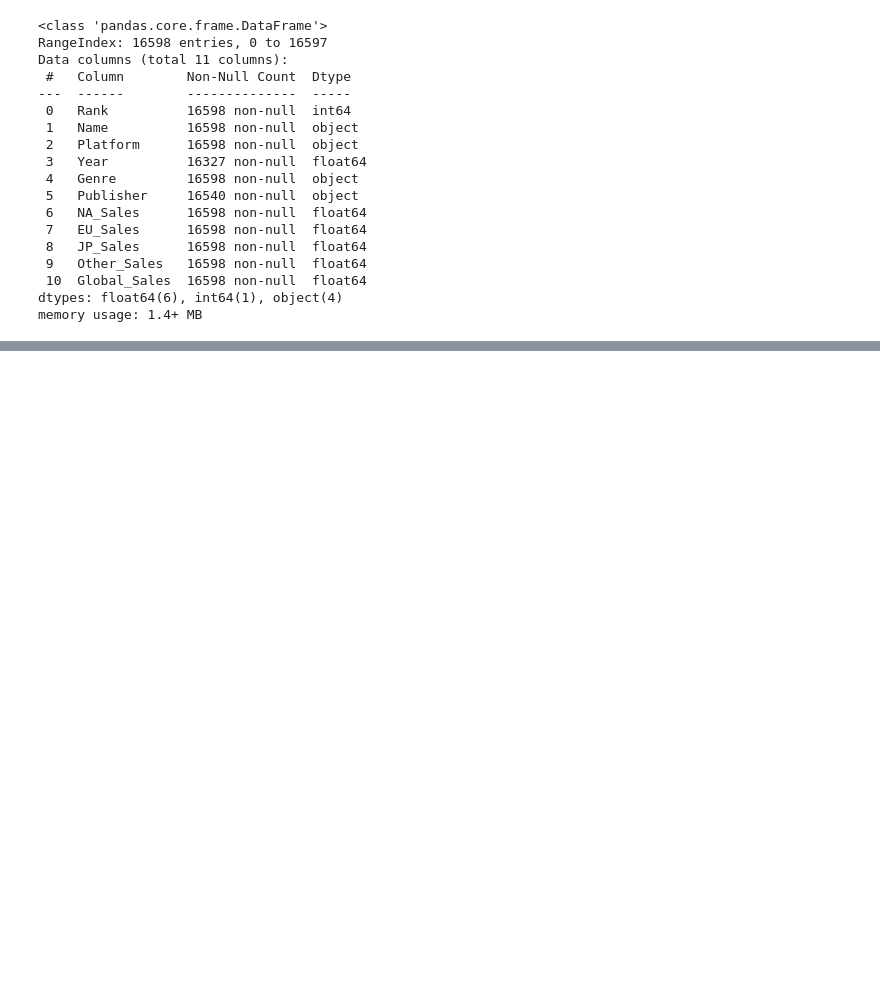
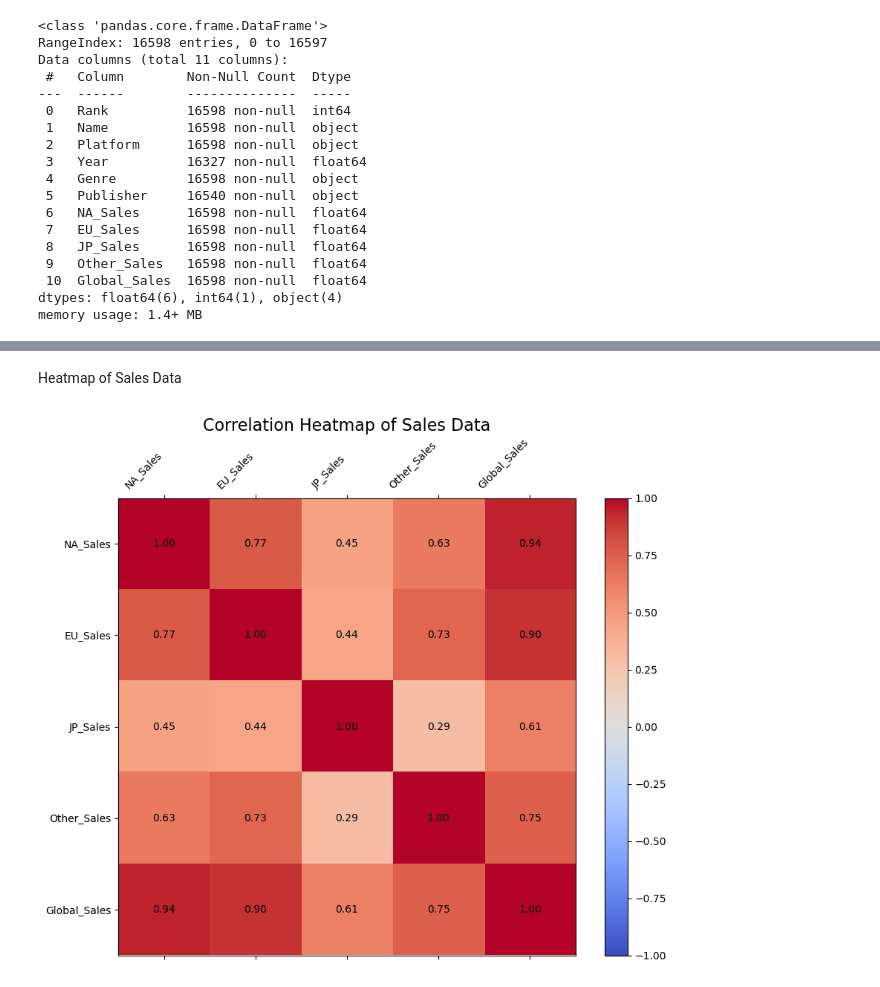
Before and after one commit to muneebsamad/project4-team4, a Jupyter notebook: Visualization.ipynb, the cells around one changed output, grey strips where cells are left out. Cells and saved outputs as stored; diff of their text form; code cells hidden in the pictures; blank space fills up the shorter version.

```diff
--- a/Visualization.ipynb
+++ b/Visualization.ipynb
@@ -236,0 +431,33 @@ fig.write_image("genre_sales_by_platform.png", width=1200, height=800)
+# %% [markdown]
+Heatmap of Sales Data
+# %%
+# Calculate the correlation matris for sales
+sales_correlation = df[['NA_Sales', 'EU_Sales', 'JP_Sales', 'Other_Sales', 'Global_Sales']].corr()
+
+# Plot heatmap using matplotlib
+fig, ax = plt.subplots(figsize=(10, 8))
+cax = ax.matshow(sales_correlation, cmap='coolwarm', vmin=-1, vmax=1)
+
+# Add color bar
+fig.colorbar(cax)
+
+# Add titles and labels
+ax.set_xticks(np.arange(len(sales_correlation.columns)))
+ax.set_yticks(np.arange(len(sales_correlation.columns)))
+ax.set_xticklabels(sales_correlation.columns)
+ax.set_yticklabels(sales_correlation.columns)
+
+# Rotate and format tick labels
+plt.xticks(rotation=45, ha='right')
+plt.yticks(rotation=0)
+
+# Add annotations
+for i in range(len(sales_correlation.columns)):
+    for j in range(len(sales_correlation.columns)):
+        text = ax.text(j, i, f"{sales_correlation.iloc[i, j]:.2f}",
+                       ha="center", va="center", color="black")
+
+plt.title('Correlation Heatmap of Sales Data', fontsize=16)
+plt.show()
+# %% [output]
+[figure, added]
```
Also changed, not shown: parts of 34 cells of this notebook.
